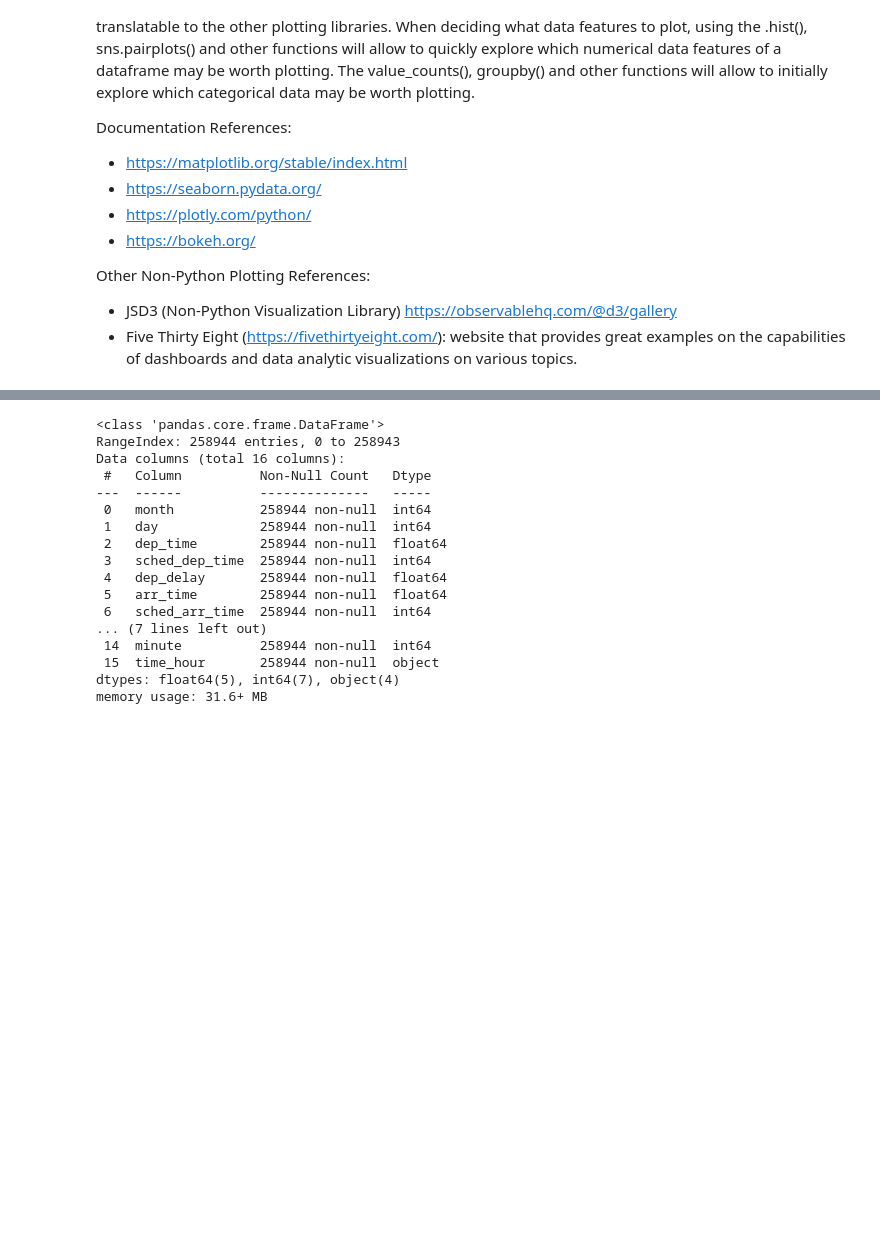
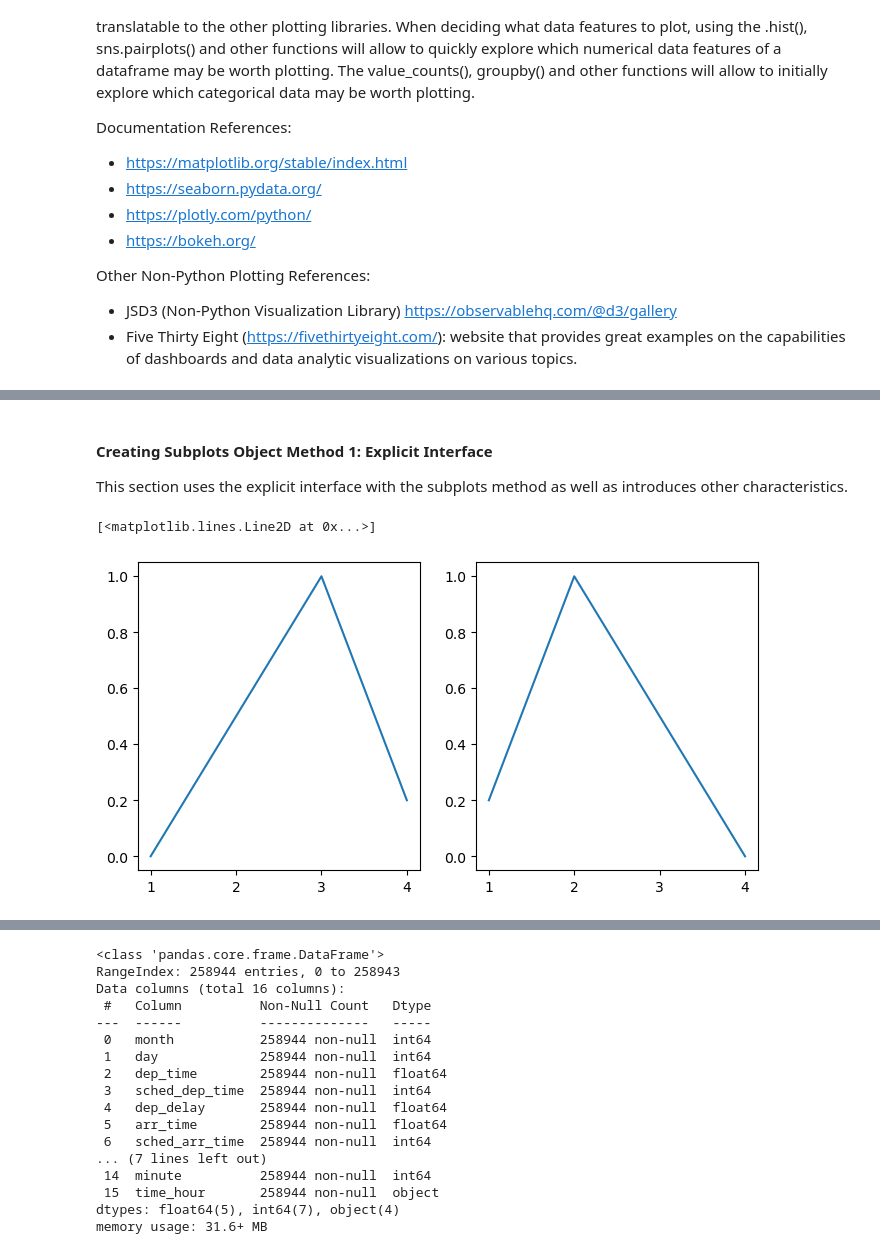
Before and after one commit to fgonzaleumbc/DATA601, a Jupyter notebook: Lecture07/18_Data_Visualization.ipynb, the cells around one changed output, grey strips where cells are left out. Cells and saved outputs as stored; diff of their text form; code cells hidden in the pictures; blank space fills up the shorter version.

```diff
--- a/Lecture07/18_Data_Visualization.ipynb
+++ b/Lecture07/18_Data_Visualization.ipynb
@@ -92,0 +117,15 @@ Documentation References:
+# %% [markdown]
+#### Creating Subplots Object Method 1: Explicit Interface
+
+This section uses the explicit interface with the subplots method as well as introduces other characteristics.
+# %%
+# Figure with two subplots funtion with figure size parameter.
+fig, axs = plt.subplots(nrows = 1, ncols = 2, figsize=(8, 4))
+# Each plotting function may have various parameters (e.g., figsize),
+# However, depending on the method the way that the parameter is changed (e.g, figure size) may vary.
+
+axs[0].plot(data_x1, data_y1) # Index in axes for plot 1.
+axs[1].plot(data_x2, data_y2) # Index in axes for plot 2.
+# %% [output]
+[<matplotlib.lines.Line2D at 0x...>]
+[figure, added]
```
Also changed, not shown: parts of 39 cells of this notebook.
